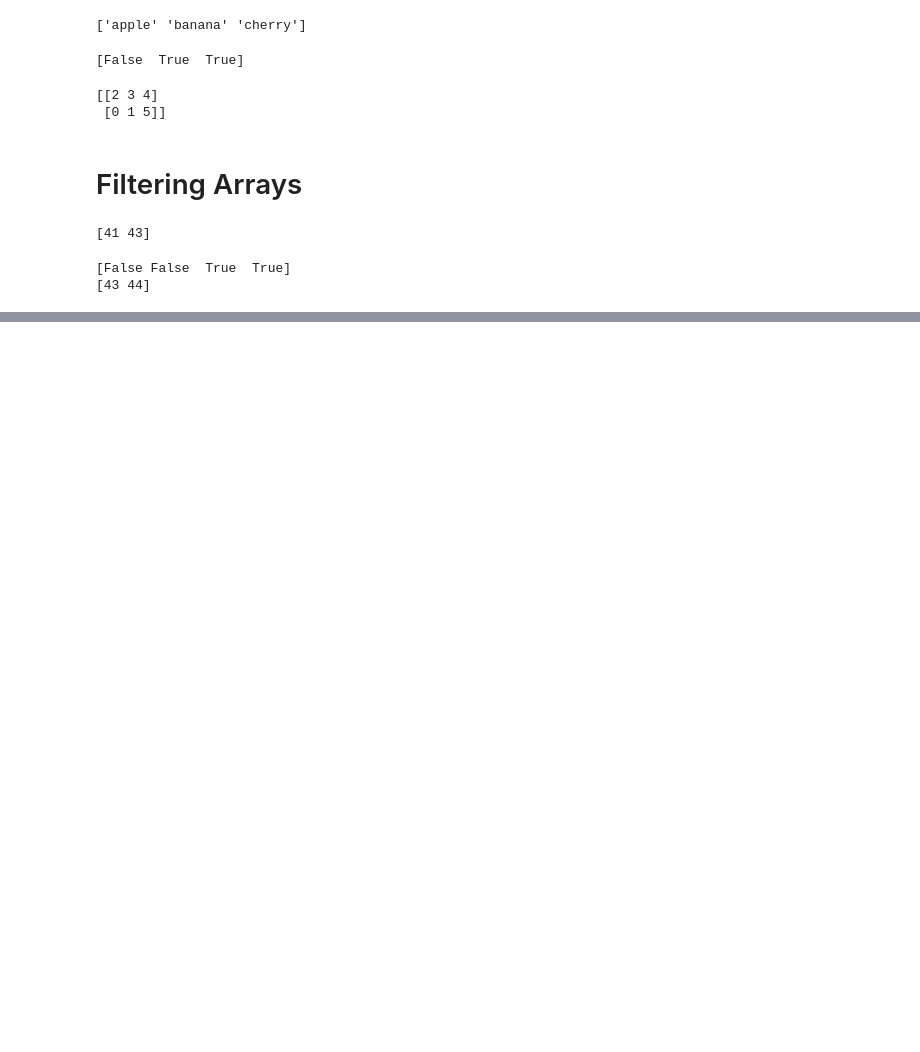
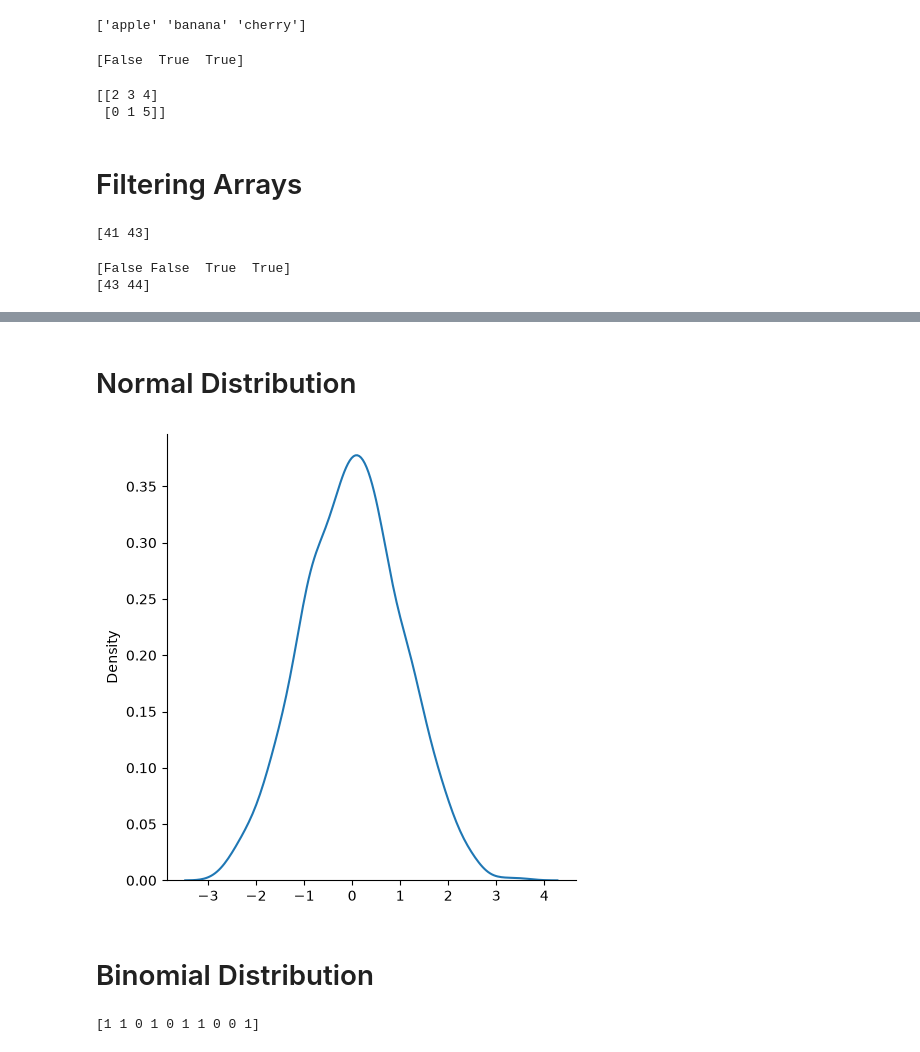
Before and after one commit to Coxxio/ML-Journey, a Jupyter notebook: phase-1-foundations/numpy-w3schools.ipynb, the cells around one changed output, grey strips where cells are left out. Saved outputs shown, nothing was run; the diff lists cells and outputs as text; code cells hidden in the pictures; blank space fills up the shorter version.

```diff
--- a/phase-1-foundations/numpy-w3schools.ipynb
+++ b/phase-1-foundations/numpy-w3schools.ipynb
@@ -548,0 +655,19 @@ print(newarr)
+# %% [markdown]
+# Normal Distribution
+# %%
+# generate a random normal distribution of size 1000
+x = random.normal(size=(1000))
+
+sns.displot(x, kind="kde")
+plt.show()
+# %% [output]
+[figure, added]
+# %% [markdown]
+# Binomial Distribution
+# %%
+# give 10 trials for coin toss generate 10 data points
+x = random.binomial(n=2, p=0.5, size=10)
+
+print(x)
+# %% [output]
+[1 1 0 1 0 1 1 0 0 1]
```
Also changed, not shown: parts of 27 cells of this notebook.
